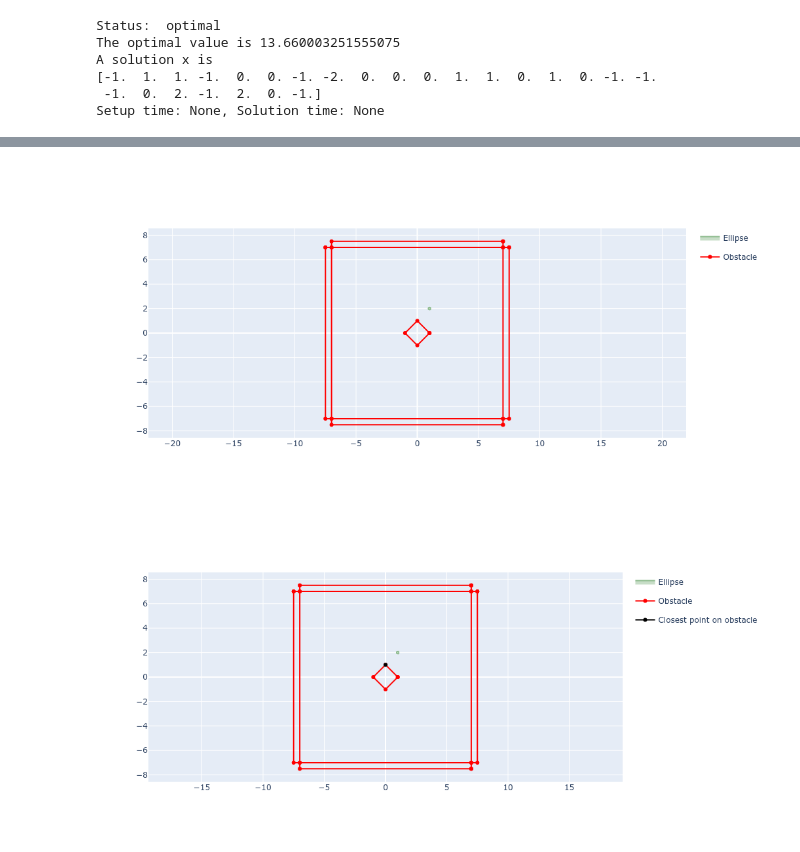
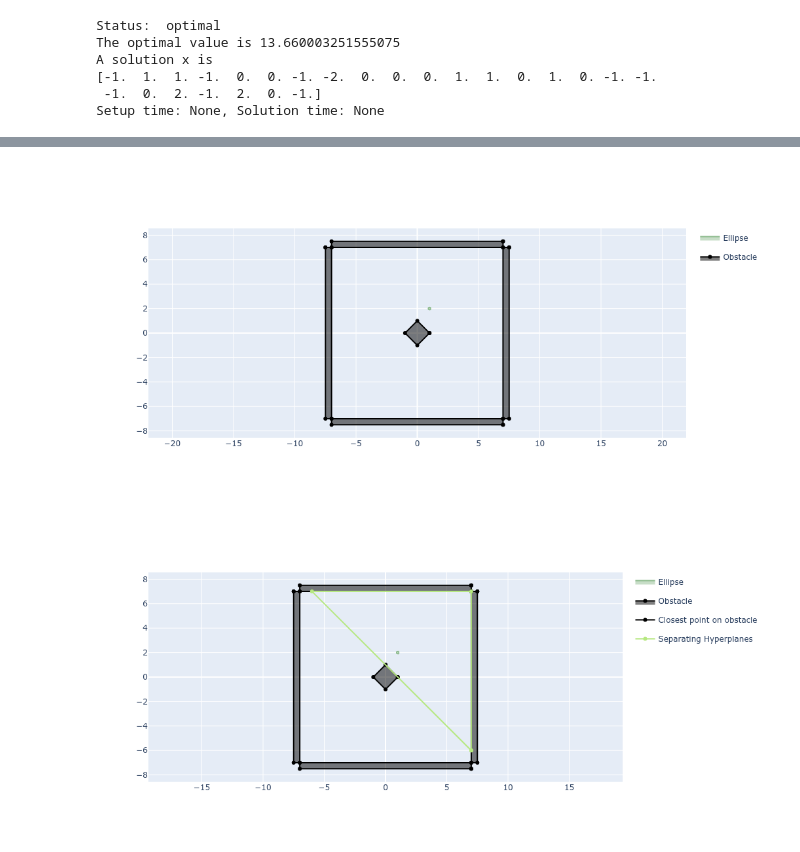
Before and after one commit to teadetime/crazyflie-path-planning, a Jupyter notebook: notebooks/mixed_integer_exploration.ipynb, the cells around one changed output, grey strips where cells are left out. Saved outputs shown, nothing was run; the diff lists cells and outputs as text; code cells hidden in the pictures.

```diff
--- a/notebooks/mixed_integer_exploration.ipynb
+++ b/notebooks/mixed_integer_exploration.ipynb
@@ -41,7 +42,7 @@ Problem Formulation | Interger Constraints
 # CVXPY trajectory optimization example: https://colab.research.google.com/github/cvxgrp/cvx_short_course/blob/master/intro/control.ipynb#scrollTo=fhczYBx97TRV
 
 # Enter problem parameters here:
-N = 5
+N = 3
 k = 1
 x_0 = [0, -5]
 x_goal = [0, 5]
@@ -153,8 +154,21 @@ t_wall = np.array([
 l_wall = np.diag([-1, 1]) @ r_wall
 b_wall = np.diag([1, -1]) @ t_wall
 
+obs = [obs_cube1, r_wall, t_wall, l_wall, b_wall]
 
-obs = [obs_cube1, r_wall, t_wall, l_wall, b_wall]
+def plot_obs(obs, fig=go.Figure()):
+    for i, obs_i in enumerate(obs):
+        fig.add_trace(go.Scatter(
+            x=np.concatenate([obs_i[0, :], [obs_i[0, 0]]]),
+            y=np.concatenate([obs_i[1, :], [obs_i[1, 0]]]),
+            # fill="toself",
+            name="Obstacle",
+            legendgroup="obstacle",
+            showlegend=True if i == 0 else False,
+            fill="toself",
+            line=dict(color="black")
+        ))
+    return fig
 
 def plot_ellipse(C, d, fig = go.Figure()):
     s = np.linspace(0, 2*np.pi, 20)
@@ -169,24 +183,15 @@ def plot_ellipse(C, d, fig = go.Figure()):
         name="Ellipse"
     ))
 
-    for i, obs_i in enumerate(obs):
-        fig.add_trace(go.Scatter(
-            x=np.concatenate([obs_i[0, :], [obs_i[0, 0]]]),
-            y=np.concatenate([obs_i[1, :], [obs_i[1, 0]]]),
-            # fill="toself",
-            name="Obstacle",
-            legendgroup="obstacle",
-            showlegend=True if i == 0 else False,
-            line=dict(color="red")
-        ))
-
     fig.update_layout(yaxis_scaleanchor="x", width=600, height=500)
     return fig
 
-fig = plot_ellipse(C_0, d_0)
+fig = go.Figure()
+plot_ellipse(C_0, d_0, fig=fig)
+plot_obs(obs, fig=fig)
 fig.show()
 # %% [output]
-[figure, old version]
+[figure, new version]
 # %%
 def find_hyperplanes(C, d, obs):
     # Step 1: Find separating hyperplanes which will allow further expansion of the ellipse:
@@ -197,40 +202,58 @@ def find_hyperplanes(C, d, obs):
     n_obs = len(obs)
     A = np.zeros((n_obs, 2))
     b = np.zeros((n_obs, 1))
+    x_stars = np.zeros((2, n_obs))
 
+    # TODO: This can be optimized by checking at the end of each step if there are other obstacles separated by the
+    # the new plane, and then ignoring them in future steps.
+    # TODO: This can be optimized by starting with the obstacle closest to the ellipse, working outward
     for j, obs_j in enumerate(obs):
         # Transform obstacle points from world frame into world-space into ball-space
         obs_j_ball_space = np.linalg.inv(C) @ (obs_j - d)
 
         # Find closest point in ball-space
         x_tilde = cp.Variable((2, 1))
         w = cp.Variable((obs_j.shape[1], 1), nonneg=True)
         obj = cp.Minimize(cp.sum_squares(x_tilde)) # Find point which is closest to origin
         constr = [obs_j_ball_space @ w == x_tilde, cp.sum(w) == 1] # Constrain x to inside of obstacle via convex combination of vertices
         prob = cp.Problem(obj, constr)
         prob.solve()
 
         # Transform the closest point in ball-space back to world space
         x_star_j = C @ x_tilde.value + d
 
         # Step 1b: Find a and b defining the plane tangent to ellipse which passes through x_star
         # Eqn 6 of Deits 2014
         C_inv = np.linalg.inv(C)
         A[j, :] = (2 * C_inv @ C_inv.T @ (x_star_j - d)).T
         b[j] = A[j,:] @ x_star_j
 
-    return A, b
+        x_stars[:, j] = np.squeeze(x_star_j)
+    return A, b, x_stars
 
+def plot_planes(A, b, d_0, fig=go.Figure()):
+    hs = HalfspaceIntersection(np.hstack([A, -b]), d_0.flatten())
+    fig.add_trace(go.Scatter(
+        x=np.concatenate([hs.intersections[:, 0], [hs.intersections[0,0]]]),
+        y=np.concatenate([hs.intersections[:, 1],[hs.intersections[0,1]]]),
+        name="Separating Hyperplanes"
+    ))
+    return fig
 
-A, b = find_hyperplanes(C_0, d_0, obs)
+A, b, x_stars = find_hyperplanes(C_0, d_0, obs)
 
 fig = go.Figure()
 plot_ellipse(C_0, d_0, fig)
+plot_obs(obs, fig)
+
 fig.add_trace(go.Scatter(
     x=x_star[0],
     y=x_star[1],
     name="Closest point on obstacle",
     marker=dict(color="black")
 ))
+
+plot_planes(A, b, d_0, fig)
+fig.show()
 # %% [output]
-[figure, old version]
+[figure, new version]
```
Also changed, not shown: parts of 6 cells of this notebook, 2 other files.
